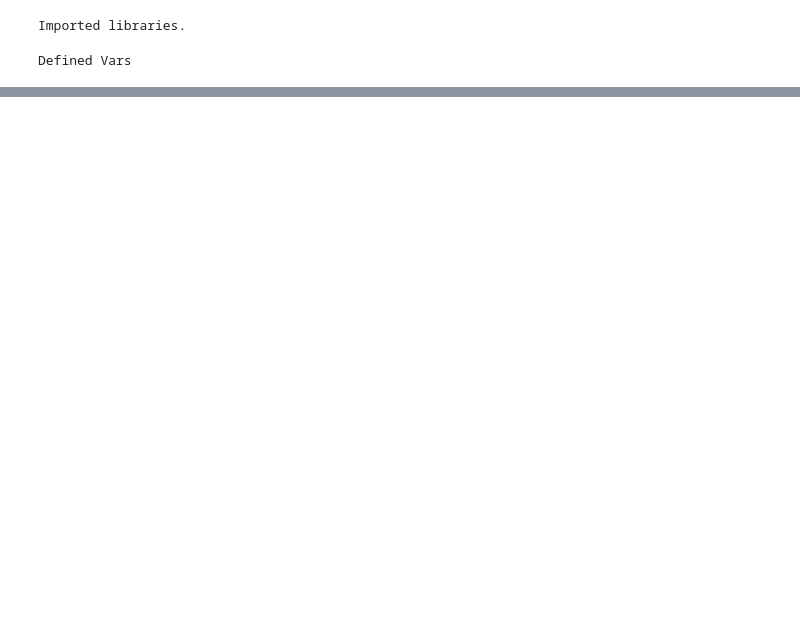
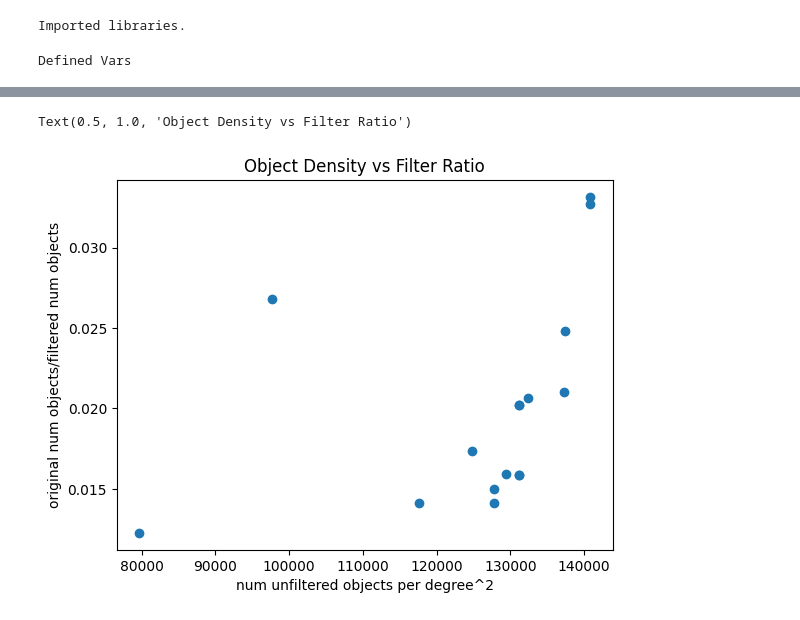
Before and after one commit to JoaoDPassos/brown-dwarf-search, a Jupyter notebook: Jupyter Notebooks/benchmark_pipeline.ipynb, the cells around one changed output, grey strips where cells are left out. Drawn from its saved outputs; the diff is of its cells as text; code cells hidden in the pictures; blank space fills up the shorter version.

```diff
--- a/Jupyter Notebooks/benchmark_pipeline.ipynb
+++ b/Jupyter Notebooks/benchmark_pipeline.ipynb
@@ -217,0 +222,8 @@ plot_runtime_per_object_vs_avg_density(runs)
+# %%
+plt.scatter(benchmark['avg_density'], benchmark['filter_ratio'])
+plt.xlabel('num unfiltered objects per degree^2')
+plt.ylabel('original num objects/filtered num objects')
+plt.title('Object Density vs Filter Ratio')
+# %% [output]
+Text(0.5, 1.0, 'Object Density vs Filter Ratio')
+[figure, added]
```
Also changed, not shown: parts of 15 cells of this notebook, 2 other files.
